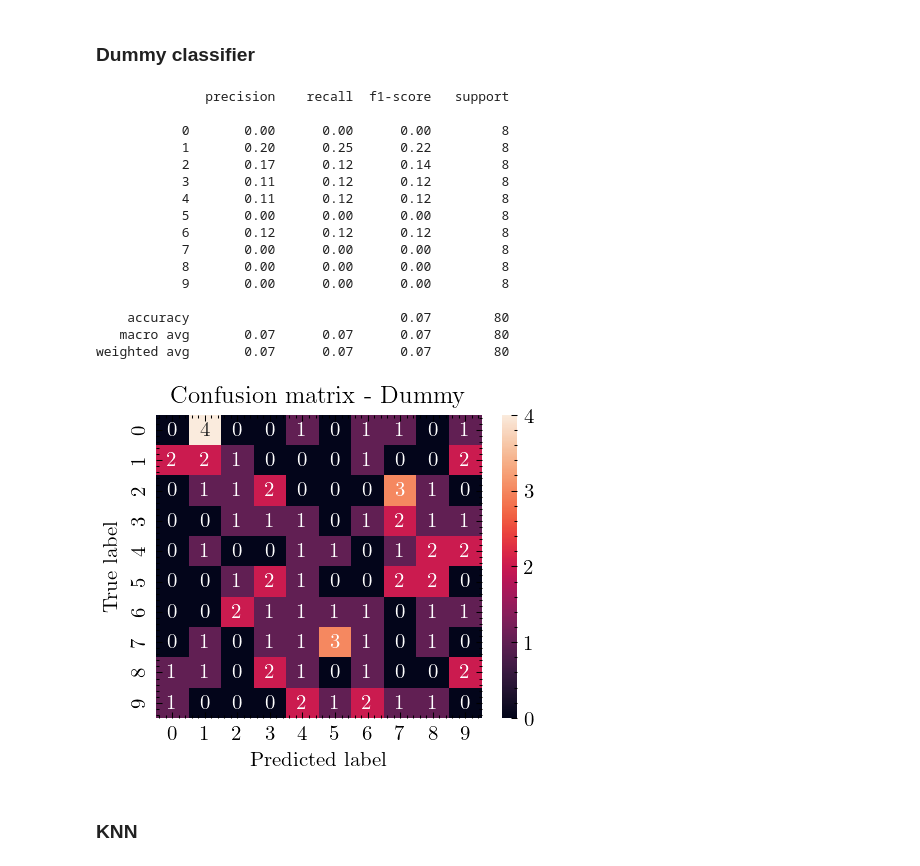
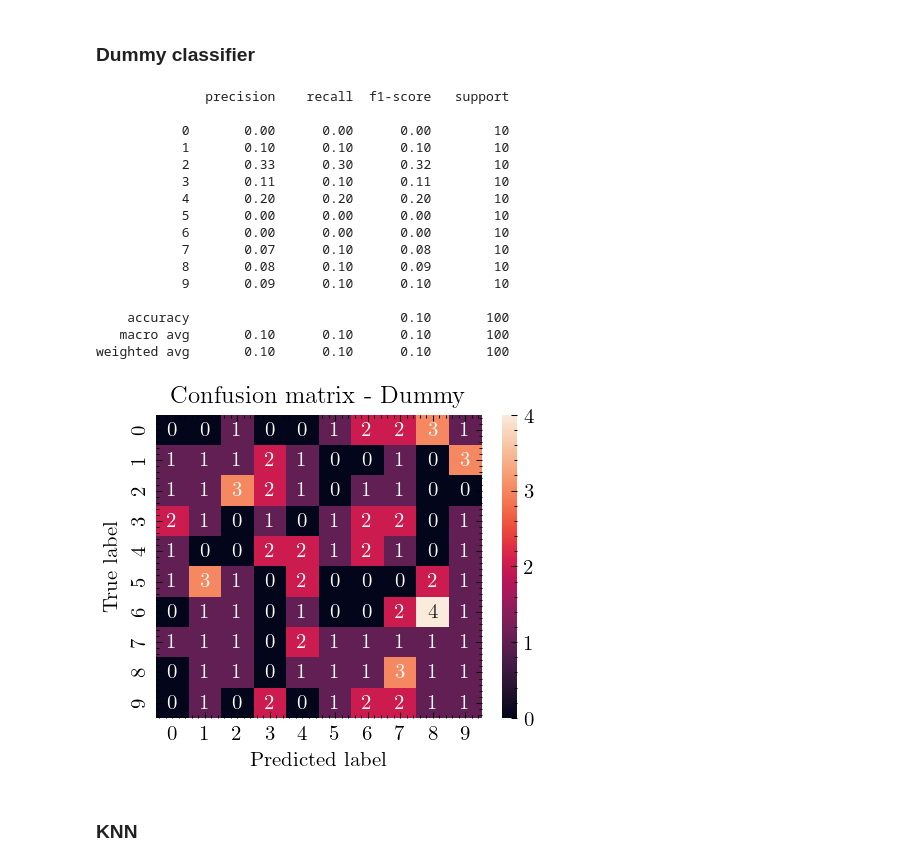
Before and after one commit to FilippoUslenghi/audio-pattern, a Jupyter notebook: project.ipynb, the cells around one changed output. Cells and saved outputs as stored; diff of their text form; code cells hidden in the pictures.

Commit message:
chaged test_set size

```diff
--- a/project.ipynb
+++ b/project.ipynb
@@ -385,45 +385,51 @@ from sklearn.model_selection import train_test_split
 X = features
 y = df["class"].to_numpy()
 X_train, X_test, y_train, y_test = train_test_split(
-    X, y, test_size=0.2, random_state=SEED, stratify=y
+    X, y, test_size=0.25, random_state=SEED, stratify=y
 )
 # %% [markdown]
 ### Dummy classifier
 # %%
 # Create dummy classifier
 from sklearn.dummy import DummyClassifier
 from sklearn.metrics import classification_report, confusion_matrix
 
 dummy = DummyClassifier(strategy="uniform", random_state=SEED)
 y_pred = dummy.fit(X_train, y_train).predict(X_test)
+clf_report = classification_report(y_test, y_pred, output_dict=True)
+dummy_acc = round(clf_report["accuracy"], 2)
+dummy_f1 = round(clf_report["macro avg"]["f1-score"], 2)
+dummy_precision = round(clf_report["macro avg"]["precision"], 2)
+dummy_recall = round(clf_report["macro avg"]["recall"], 2)
 print(classification_report(y_test, y_pred))
+
 
 plt.figure(dpi=150)
 sns.heatmap(confusion_matrix(y_test, y_pred), annot=True)
 plt.title("Confusion matrix - Dummy")
 plt.xlabel("Predicted label")
 plt.ylabel("True label")
 os.makedirs("images", exist_ok=True)
 plt.savefig(os.path.join("images", "confusion_matrix_dummy.png"), dpi=150)
 plt.show()
 # %% [output]
               precision    recall  f1-score   support
 
-           0       0.00      0.00      0.00         8
-           1       0.20      0.25      0.22         8
-           2       0.17      0.12      0.14         8
-           3       0.11      0.12      0.12         8
-           4       0.11      0.12      0.12         8
-           5       0.00      0.00      0.00         8
-           6       0.12      0.12      0.12         8
-           7       0.00      0.00      0.00         8
-           8       0.00      0.00      0.00         8
-           9       0.00      0.00      0.00         8
+           0       0.00      0.00      0.00        10
+           1       0.10      0.10      0.10        10
+           2       0.33      0.30      0.32        10
+           3       0.11      0.10      0.11        10
+           4       0.20      0.20      0.20        10
+           5       0.00      0.00      0.00        10
+           6       0.00      0.00      0.00        10
+           7       0.07      0.10      0.08        10
+           8       0.08      0.10      0.09        10
+           9       0.09      0.10      0.10        10
 
-    accuracy                           0.07        80
-   macro avg       0.07      0.07      0.07        80
-weighted avg       0.07      0.07      0.07        80
+    accuracy                           0.10       100
+   macro avg       0.10      0.10      0.10       100
+weighted avg       0.10      0.10      0.10       100
-[figure, old version]
+[figure, new version]
 # %% [markdown]
 ### KNN
 # %%
```
Also changed, not shown: parts of 10 cells of this notebook, 15 other files.
